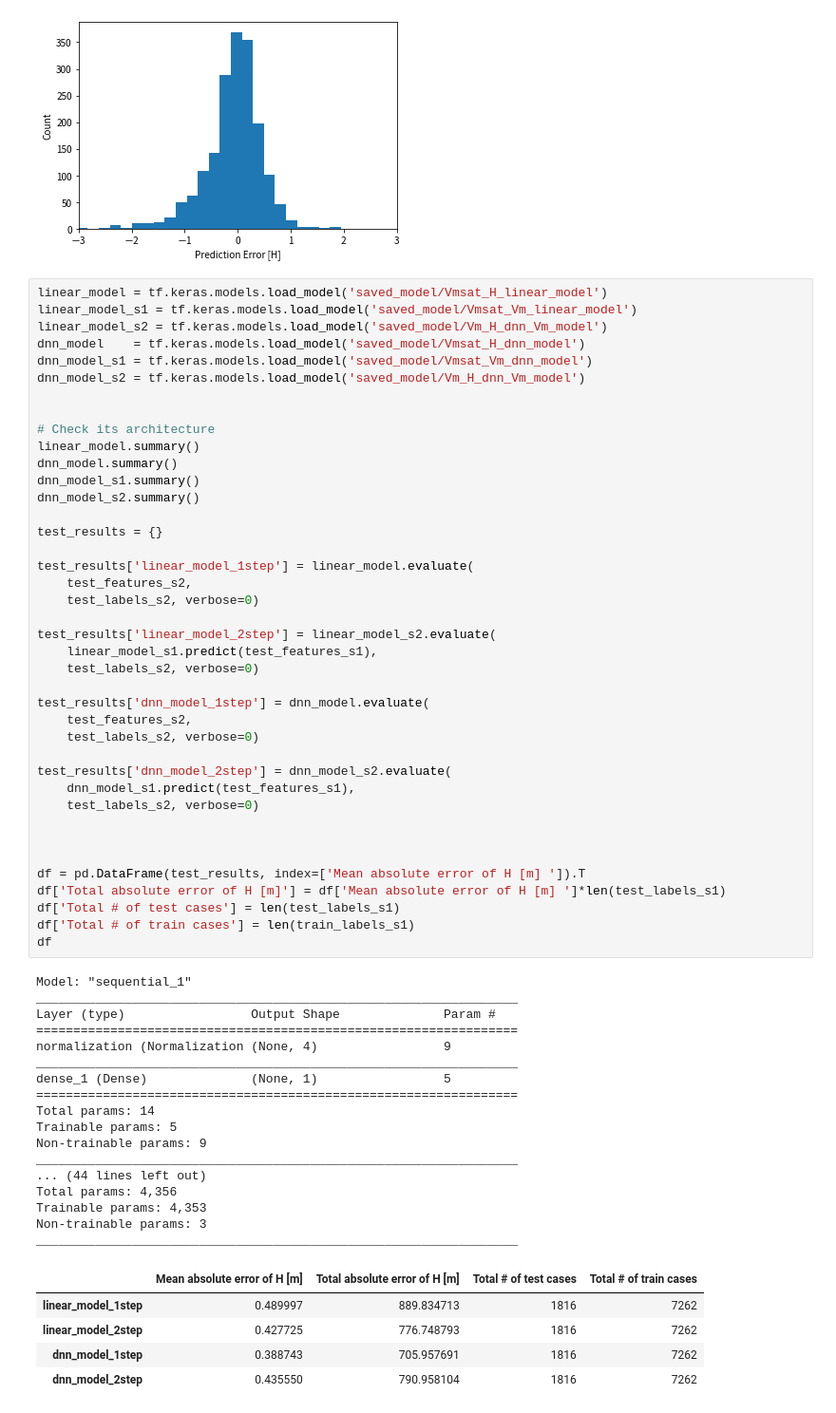
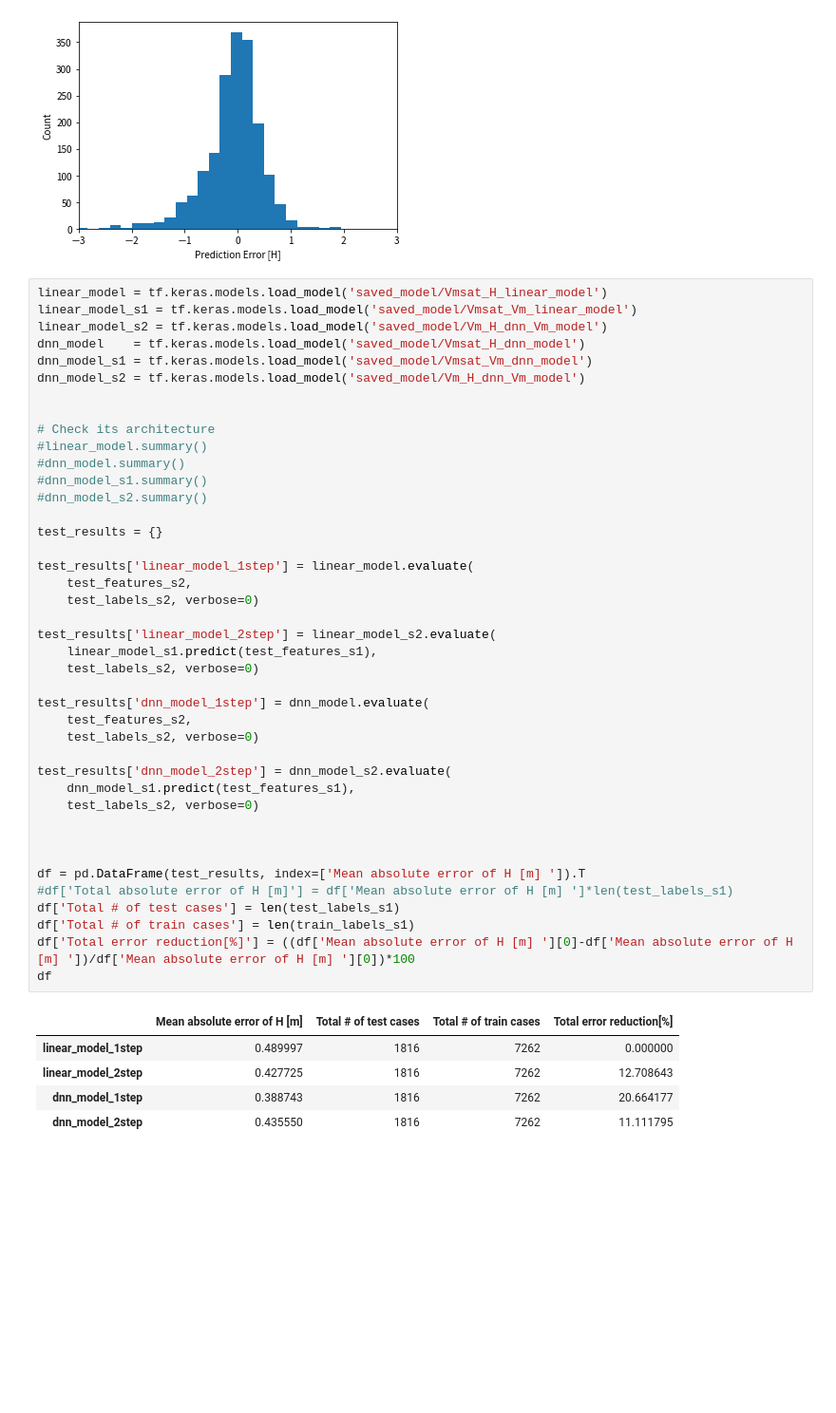
Before and after one commit to DengShunChen/SatWaveML, a Jupyter notebook: ai/ML_regression_All.ipynb, the cells around one changed output. Shown at 95% size. Cells and saved outputs as stored; diff of their text form; blank space fills up the shorter version.

```diff
--- a/ai/ML_regression_All.ipynb
+++ b/ai/ML_regression_All.ipynb
@@ -632,60 +634,44 @@ dnn_model_s1 = tf.keras.models.load_model('saved_model/Vmsat_Vm_dnn_model')
 dnn_model_s2 = tf.keras.models.load_model('saved_model/Vm_H_dnn_Vm_model')
 
 
 # Check its architecture
-linear_model.summary()
-dnn_model.summary()
-dnn_model_s1.summary()
-dnn_model_s2.summary()
+#linear_model.summary()
+#dnn_model.summary()
+#dnn_model_s1.summary()
+#dnn_model_s2.summary()
 
 test_results = {}
 
 test_results['linear_model_1step'] = linear_model.evaluate(
     test_features_s2,
     test_labels_s2, verbose=0)
 
 test_results['linear_model_2step'] = linear_model_s2.evaluate(
     linear_model_s1.predict(test_features_s1),
     test_labels_s2, verbose=0)
 
 test_results['dnn_model_1step'] = dnn_model.evaluate(
     test_features_s2,
     test_labels_s2, verbose=0)
 
 test_results['dnn_model_2step'] = dnn_model_s2.evaluate(
     dnn_model_s1.predict(test_features_s1),
     test_labels_s2, verbose=0)
 
 
 
 df = pd.DataFrame(test_results, index=['Mean absolute error of H [m] ']).T
-df['Total absolute error of H [m]'] = df['Mean absolute error of H [m] ']*len(test_labels_s1)
+#df['Total absolute error of H [m]'] = df['Mean absolute error of H [m] ']*len(test_labels_s1)
 df['Total # of test cases'] = len(test_labels_s1)
 df['Total # of train cases'] = len(train_labels_s1)
+df['Total error reduction[%]'] = ((df['Mean absolute error of H [m] '][0]-df['Mean absolute error of H [m] '])/df['Mean absolute error of H [m] '][0])*100
 df
 # %% [output]
-Model: "sequential_1"
-_________________________________________________________________
-Layer (type)                 Output Shape              Param #
-=================================================================
-normalization (Normalization (None, 4)                 9
-_________________________________________________________________
-dense_1 (Dense)              (None, 1)                 5
-=================================================================
-Total params: 14
-Trainable params: 5
-Non-trainable params: 9
-_________________________________________________________________
-... (44 lines left out)
-Total params: 4,356
-Trainable params: 4,353
-Non-trainable params: 3
-_________________________________________________________________
-|  | Mean absolute error of H [m] | Total absolute error of H [m] | Total # of test cases | Total # of train cases |
-| linear_model_1step | 0.489997 | 889.834713 | 1816 | 7262 |
-| linear_model_2step | 0.427725 | 776.748793 | 1816 | 7262 |
-| dnn_model_1step | 0.388743 | 705.957691 | 1816 | 7262 |
-| dnn_model_2step | 0.435550 | 790.958104 | 1816 | 7262 |
+|  | Mean absolute error of H [m] | Total # of test cases | Total # of train cases | Total error reduction[%] |
+| linear_model_1step | 0.489997 | 1816 | 7262 | 0.000000 |
+| linear_model_2step | 0.427725 | 1816 | 7262 | 12.708643 |
+| dnn_model_1step | 0.388743 | 1816 | 7262 | 20.664177 |
+| dnn_model_2step | 0.435550 | 1816 | 7262 | 11.111795 |
 # %%
 linear_model = tf.keras.models.load_model('saved_model/Vmsat_H_Vm_model')
 linear_model_s1 = tf.keras.models.load_model('saved_model/Vmsat_Vm_Vmsat_model')
```
Also changed, not shown: parts of 3 cells of this notebook, 2 other files.
